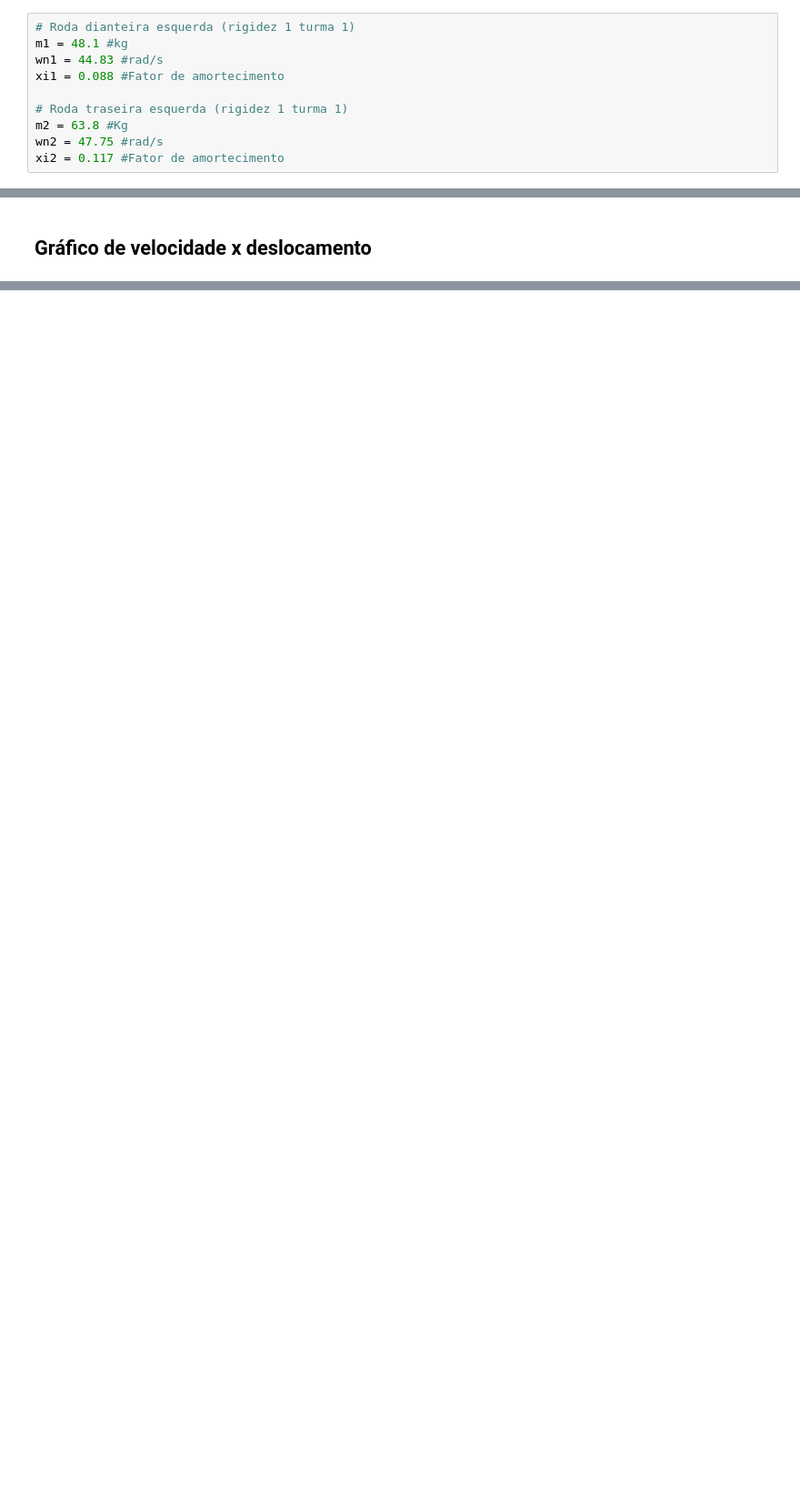
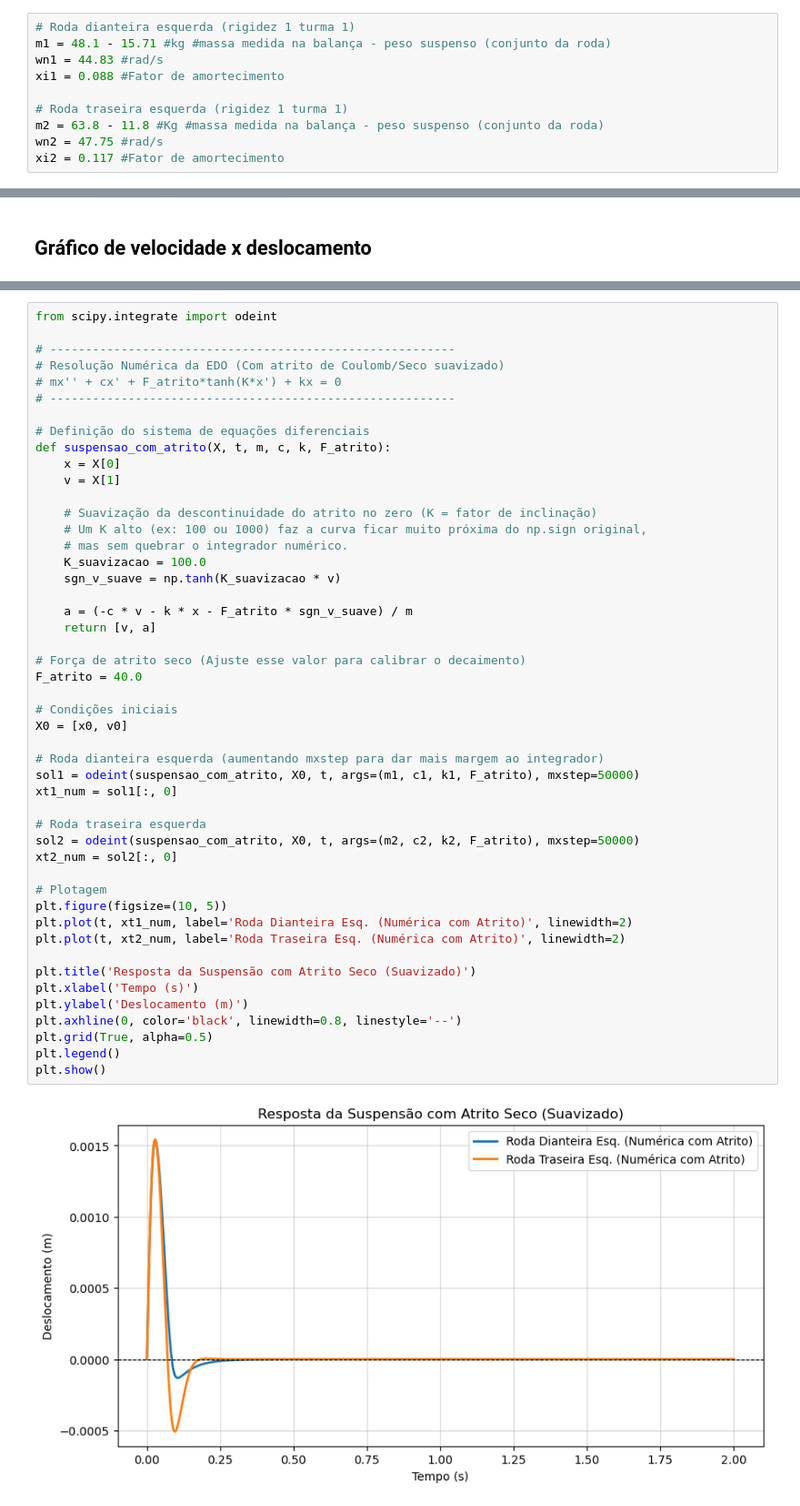
Before and after one commit to liv3812/vibes, a Jupyter notebook: modelagemSistema1GDL.ipynb, the cells around one changed output, grey strips where cells are left out. Shown at 91% size. Drawn from its saved outputs; the diff is of its cells as text; blank space fills up the shorter version.

```diff
--- a/modelagemSistema1GDL.ipynb
+++ b/modelagemSistema1GDL.ipynb
@@ -11,12 +11,12 @@ from scipy.signal import find_peaks
 ## Dados do problema
 # %%
 # Roda dianteira esquerda (rigidez 1 turma 1)
-m1 = 48.1 #kg
+m1 = 48.1 - 15.71 #kg #massa medida na balança - peso suspenso (conjunto da roda)
 wn1 = 44.83 #rad/s
 xi1 = 0.088 #Fator de amortecimento
 
 # Roda traseira esquerda (rigidez 1 turma 1)
-m2 = 63.8 #Kg
+m2 = 63.8 - 11.8 #Kg #massa medida na balança - peso suspenso (conjunto da roda)
 wn2 = 47.75 #rad/s
 xi2 = 0.117 #Fator de amortecimento
 # %% [markdown]
@@ -222,0 +225,50 @@ Fator de Amortecimento (ζ) de Input:  0.08800
+# %%
+from scipy.integrate import odeint
+
+# ---------------------------------------------------------
+# Resolução Numérica da EDO (Com atrito de Coulomb/Seco suavizado)
+# mx'' + cx' + F_atrito*tanh(K*x') + kx = 0
+# ---------------------------------------------------------
+
+# Definição do sistema de equações diferenciais
+def suspensao_com_atrito(X, t, m, c, k, F_atrito):
+    x = X[0]
+    v = X[1]
+
+    # Suavização da descontinuidade do atrito no zero (K = fator de inclinação)
+    # Um K alto (ex: 100 ou 1000) faz a curva ficar muito próxima do np.sign original,
+    # mas sem quebrar o integrador numérico.
+    K_suavizacao = 100.0
+    sgn_v_suave = np.tanh(K_suavizacao * v)
+
+    a = (-c * v - k * x - F_atrito * sgn_v_suave) / m
+    return [v, a]
+
+# Força de atrito seco (Ajuste esse valor para calibrar o decaimento)
+F_atrito = 40.0
+
+# Condições iniciais
+X0 = [x0, v0]
+
+# Roda dianteira esquerda (aumentando mxstep para dar mais margem ao integrador)
+sol1 = odeint(suspensao_com_atrito, X0, t, args=(m1, c1, k1, F_atrito), mxstep=50000)
+xt1_num = sol1[:, 0]
+
+# Roda traseira esquerda
+sol2 = odeint(suspensao_com_atrito, X0, t, args=(m2, c2, k2, F_atrito), mxstep=50000)
+xt2_num = sol2[:, 0]
+
+# Plotagem
+plt.figure(figsize=(10, 5))
+plt.plot(t, xt1_num, label='Roda Dianteira Esq. (Numérica com Atrito)', linewidth=2)
+plt.plot(t, xt2_num, label='Roda Traseira Esq. (Numérica com Atrito)', linewidth=2)
+
+plt.title('Resposta da Suspensão com Atrito Seco (Suavizado)')
+plt.xlabel('Tempo (s)')
+plt.ylabel('Deslocamento (m)')
+plt.axhline(0, color='black', linewidth=0.8, linestyle='--')
+plt.grid(True, alpha=0.5)
+plt.legend()
+plt.show()
+# %% [output]
+[figure, added]
```
Also changed, not shown: parts of 5 cells of this notebook.
